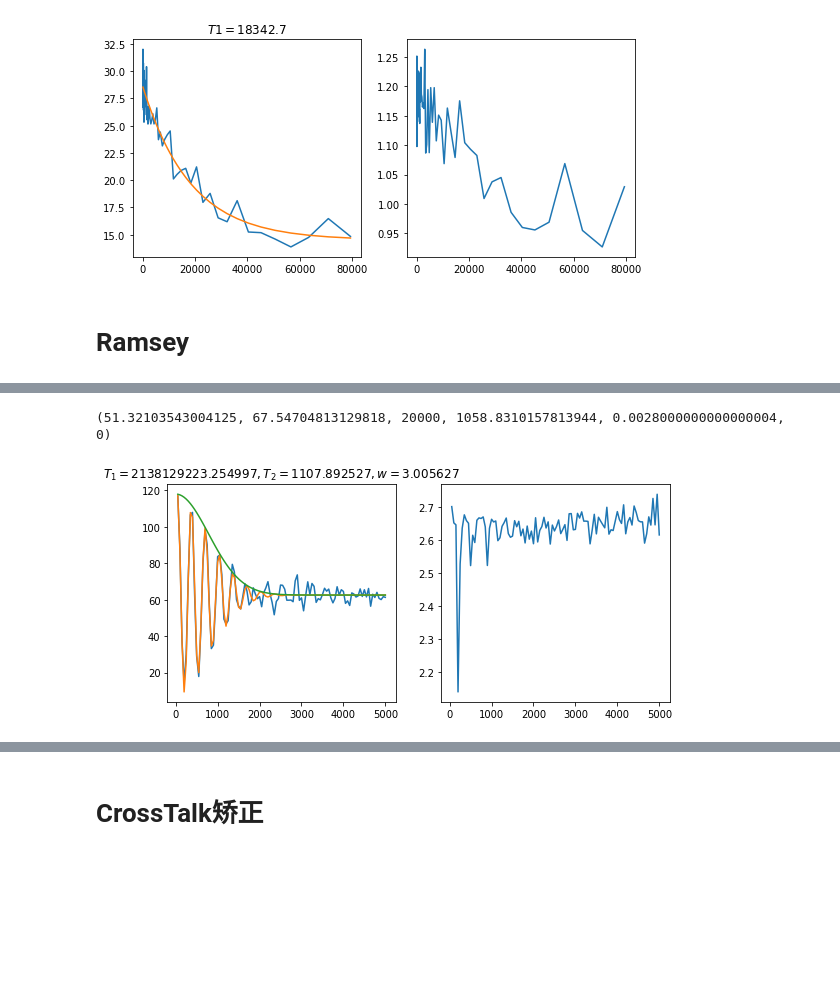
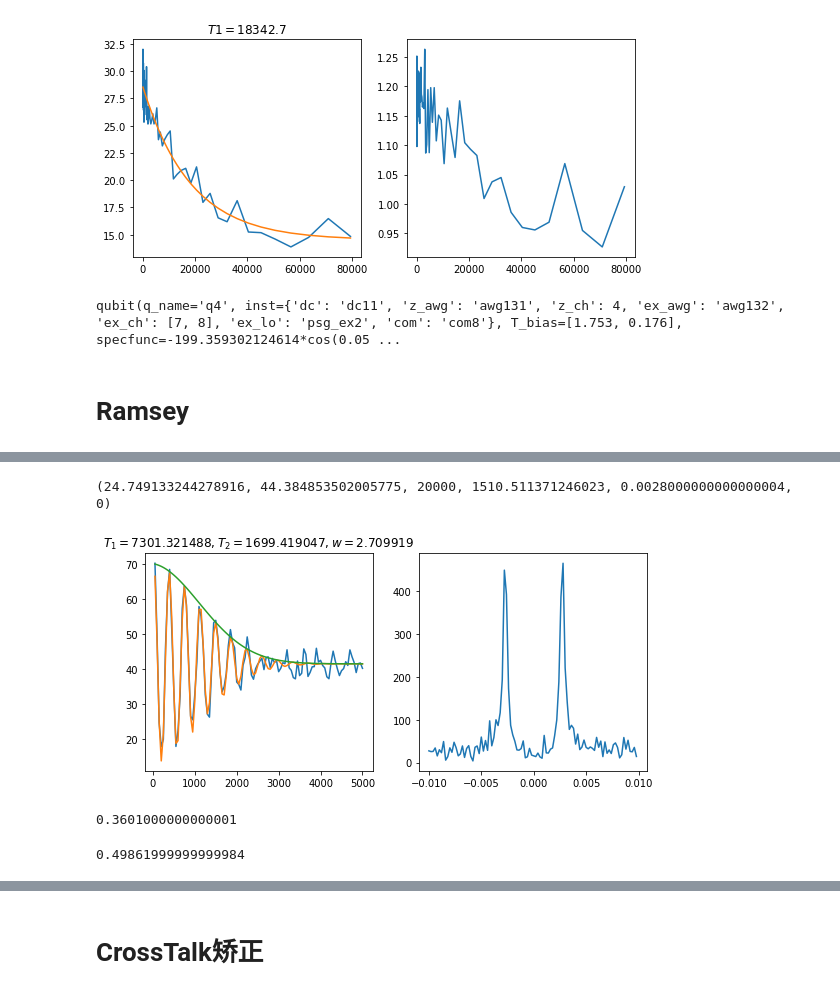
Before and after one commit to zhaoshoukuan/-ipynb, a Jupyter notebook: qw20.ipynb, the cells around one changed output, grey strips where cells are left out. Drawn from its saved outputs; the diff is of its cells as text; code cells hidden in the pictures; blank space fills up the shorter version.

```diff
--- a/qw20.ipynb
+++ b/qw20.ipynb
@@ -372,22 +425,27 @@ measure.wave['Read'] = [['Readout_I']*len(t_rabi),['Readout_Q']*len(t_rabi)]
 # %%
-
 tag = q_target.q_name
 att_setup = mr.Att_Setup(q_target.inst['com'])
 att_setup.Att(att_single)
+#await dc[q_target.inst['dc']].DC(bias)
 await psg_ex1.setValue('Moutput','ON')
 await psg[q_target.inst['ex_lo']].setValue('Output','ON')
 await psg['psg_lo'].setValue('Output','ON')
 await mr.jpa_switch(measure,'ON')
-await psg[q_target.inst['ex_lo']].setValue('Frequency',(q_target.f_ex+q_target.delta_ex[0]))
+await psg[q_target.inst['ex_lo']].setValue('Frequency',(q_target.f_ex+q_target.delta_ex)[0])
 job = Job(mr.rabi, (q_target,measure,t_rabi,(len(t_rabi)-1),True), tags=[tag], max=500,avg=True)
 t_r, s_r = await job.done()
-# index = np.abs(s_r).argmax(axis=0)
-# t_op = np.array([t_r[:,i][j] for i, j in enumerate(index)])
+state = await mr.QueryInst(measure)
+index = np.abs(s_r).argmax(axis=0)
+t_op = np.array([t_r[:,i][j] for i, j in enumerate(index)])
 t_op = op.RowToRipe().firstMax(t_r[:,0],np.abs(s_r[:,0]),num=0)
+sample = (np.max(t_r[:,0]) - np.min(t_r[:,0]))/(len(t_r[:,0]) - 1)
+yt  = np.fft.fftshift(np.fft.fftfreq(len(s_r[:,0]))) / sample
+amp = np.fft.fftshift(np.fft.fft(s_r[:,0]))
 fig, axes = plt.subplots(ncols=2,nrows=1,figsize=(9,4))
 axes[0].plot(t_r,np.abs(s_r))
 axes[0].set_title('$pi/2=%.1f$'%t_op)
-axes[1].plot(t_r,np.angle(s_r))
+axes[1].plot(yt[yt!=0],np.abs(amp[yt!=0]))
+axes[1].set_title('$W=%.3f$'%(np.abs(yt[yt!=0][np.argmax(np.abs(amp[yt!=0]))])))
 plt.show()
 # %% [output]
 com8 open...
@@ -408,2 +463,2 @@ qubit(q_name='q4', inst={'dc': 'dc11', 'z_awg': 'awg131', 'z_ch': 4, 'ex_awg': '
 # %%
-q7 = q7._replace(pi_len=t_op,power_rabi=att_single)
+q7 = q7._replace(pi_len=t_op,power_rabi=att_single,state=[state,measure.delta,measure.base,measure.readlen])
@@ -548,0 +639,2 @@ qubit(q_name='q1', inst={'dc': 'dc05', 'z_awg': 'awg131', 'z_ch': 1, 'ex_awg': '
+# %%
+q7 = q7._replace(inst={'dc': 'dc08', 'z_awg': 'awg131', 'z_ch': 7, 'ex_awg': 'awg132', 'ex_ch': [7, 8], 'ex_lo': 'psg_ex2', 'com': 'com8'})
@@ -566,28 +672,48 @@ plt.show()
 [figure]
 # %%
 q1 = q1._replace(T1=T1)
+# %%
+q4
+# %% [output]
+qubit(q_name='q4', inst={'dc': 'dc11', 'z_awg': 'awg131', 'z_ch': 4, 'ex_awg': 'awg132', 'ex_ch': [7, 8], 'ex_lo': 'psg_ex2', 'com': 'com8'}, T_bias=[1.753, 0.176], specfunc=-199.359302124614*cos(0.05 ...
 # %% [markdown]
 # Ramsey
 # %%
-t_Ramsey, q_target = np.linspace(0,5000,101), q7
+t_Ramsey, q_target = np.linspace(0,5000,201), q7
 # if q_target.inst['ex_lo'] == 'psg_ex2':
+# measure.delta,measure.base,measure.readlen = q_target.state[1:]
+# await mr.RecoverInst(measure,state=q_target.state[0])
 await psg[q_target.inst['ex_lo']].setValue('Frequency',(q_target.f_ex+q_target.delta_ex+3e6)[0])
 # %%
+# %matplotlib notebook
 await psg_ex1.setValue('Moutput','ON')
+# mr.Att_Setup(q_target.inst['com']).Att(q_target.power_rabi)
+#await psg[q_target.inst['ex_lo']].setValue('Power',q_target.power_rabi)
 job = Job(mr.Ramsey, (q_target,measure,t_Ramsey,(len(t_Ramsey)-1),True), tags=[tag], max=500,avg=True)
 t_ram, s_ram = await job.done()
 x, y = t_ram[:,0], s_ram[:,0]
 A,B,T1,T2,w,phi = op.T2_Fit(T1=20000,funcname='gauss',envelopemethod='hilbert').fitT2(x,np.abs(y))
 z = A*np.exp(-(x/T2)**2-x/T1/2)*np.cos(2*np.pi*w*x+phi) + B
 z_env = A*np.exp(-(x/T2)**2-x/T1/2) + B
+sample = (np.max(x) - np.min(x))/(len(x) - 1)
+yt  = np.fft.fftshift(np.fft.fftfreq(len(y))) / sample
+amp = np.fft.fftshift(np.fft.fft(y))
 fig, axes = plt.subplots(ncols=2,nrows=1,figsize=(9,4))
 axes[0].plot(t_ram,np.abs(s_ram))
 axes[0].plot(x,z)
 axes[0].plot(x,z_env)
 axes[0].set_title('$T_{1}=%f,T_{2}=%f,w=%f$'%(T1,T2,w*1e3))
-axes[1].plot(t_ram,np.angle(s_ram))
+axes[1].plot(yt[yt!=0],np.abs(amp[yt!=0]))
 plt.show()
 # %% [output]
 [interactive output not drawn]
-(51.32103543004125, 67.54704813129818, 20000, 1058.8310157813944, 0.0028000000000000004, 0)
+(24.749133244278916, 44.384853502005775, 20000, 1510.511371246023, 0.0028000000000000004, 0)
-[figure, old version]
+[figure, new version]
+# %%
+4.54214-4.18204
+# %% [output]
+0.3601000000000001
+# %%
+4.18204-3.68342
+# %% [output]
+0.49861999999999984
```
Also changed, not shown: parts of 67 cells of this notebook, 3 other files.
